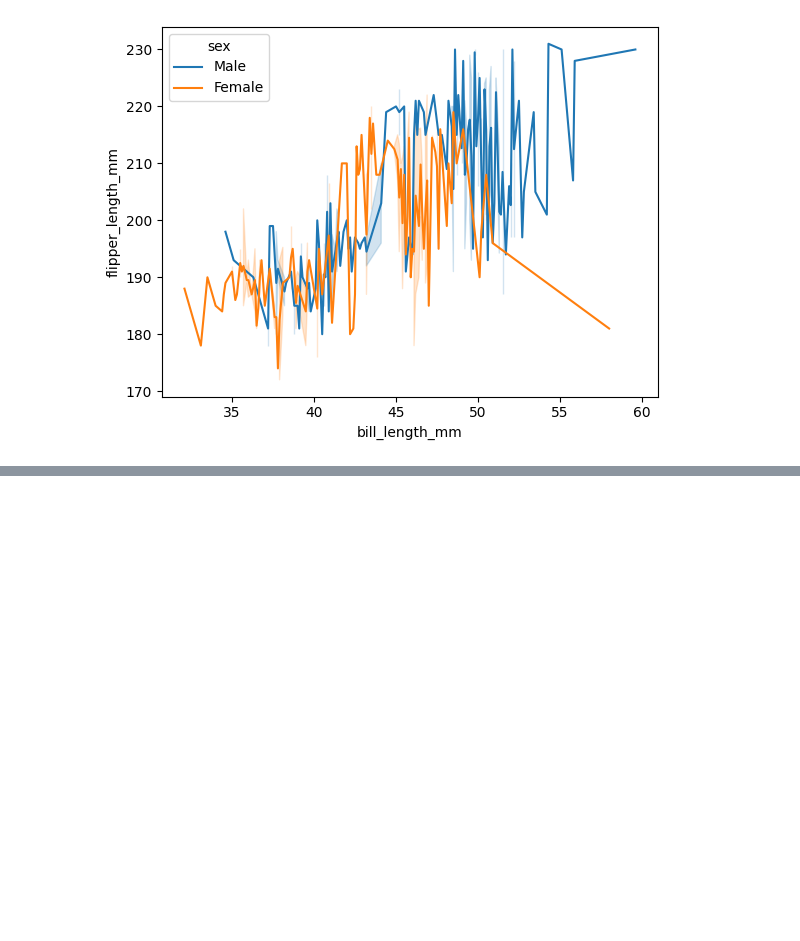
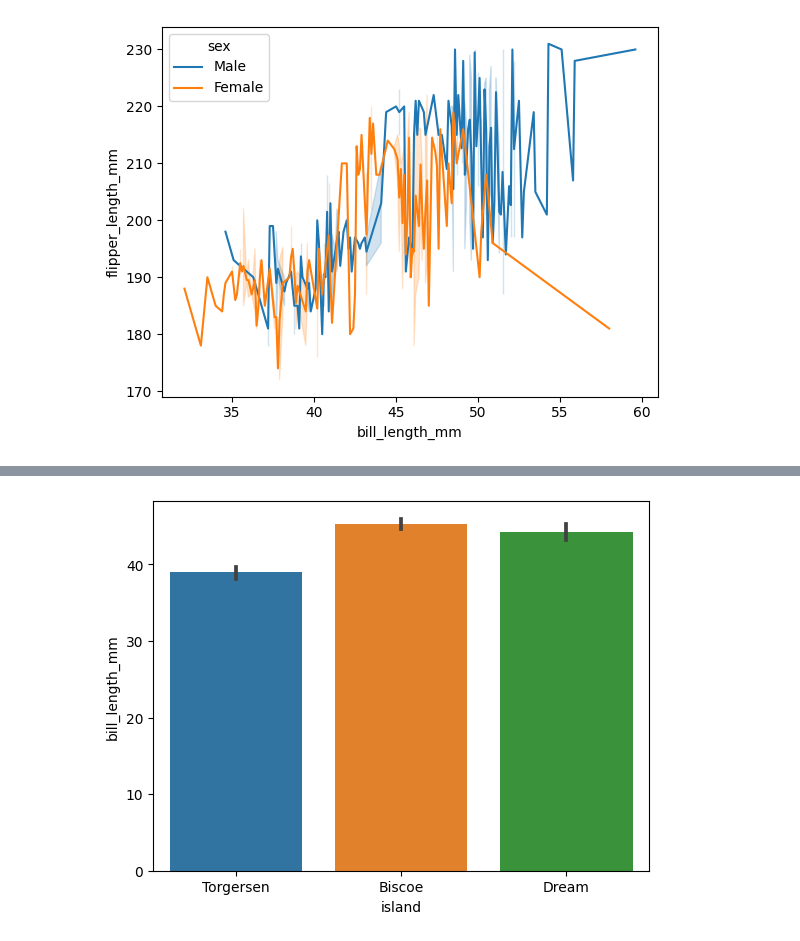
Before and after one commit to faarhaanfaarooq/Data-Analysis-Journey, a Jupyter notebook: seaborn.ipynb, the cells around one changed output, grey strips where cells are left out. Cells and saved outputs as stored; diff of their text form; code cells hidden in the pictures; blank space fills up the shorter version.

```diff
--- a/seaborn.ipynb
+++ b/seaborn.ipynb
@@ -68,0 +71,3 @@ plt.show()
+# %%
+dfOne = sns.load_dataset("penguins")
+dfOne
@@ -68,0 +88,5 @@ plt.show()
+# %%
+sns.barplot(x = dfOne.island, y = dfOne.bill_length_mm)
+plt.show()
+# %% [output]
+[figure, added]
```
Also changed, not shown: parts of 8 cells of this notebook.
